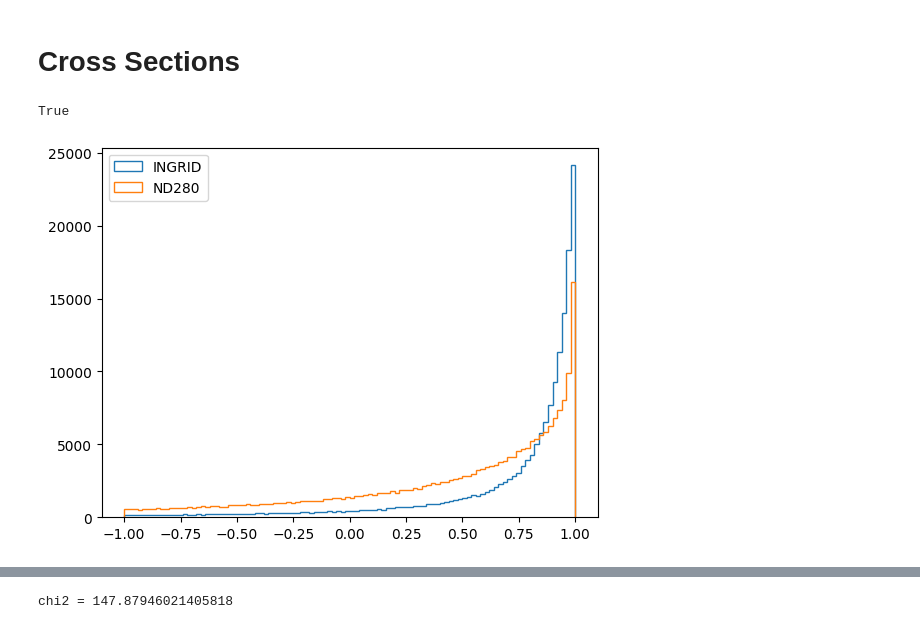
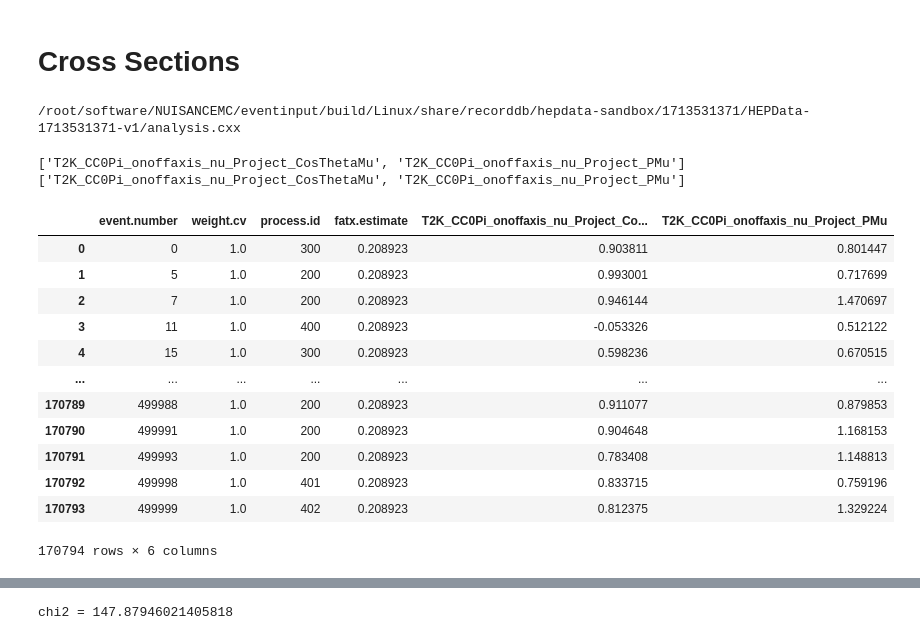
Before and after one commit to NUISANCEMC/nuisance3, a Jupyter notebook: notebooks/t2konoffaxis.ipynb, the cells around one changed output, grey strips where cells are left out. Drawn from its saved outputs; the diff is of its cells as text; code cells hidden in the pictures.

```diff
--- a/notebooks/t2konoffaxis.ipynb
+++ b/notebooks/t2konoffaxis.ipynb
@@ -101,35 +99,32 @@ if not evs_off_axis:
     print("Error: failed to open input file")
 # %% [markdown]
 # Cross Sections
-# %%
-#load the select/project functions
-pps.load_file("/".join([submission_path, "analysis.cxx"]))
-# %% [output]
-True
+# %%
+analysis_path = pn.hepdata.get_local_path_to_resource("analysis.cxx", **resource_context)
+pps.load_file(analysis_path)
+print(analysis_path)
+# %% [output]
+/root/software/NUISANCEMC/eventinput/build/Linux/share/recorddb/hepdata-sandbox/1713531371/HEPData-1713531371-v1/analysis.cxx
 # %%
-on_axis_filter_name = onaxis_xs_quals["select"]
-on_axis_proj_names = []
-for iv in onaxis_doc["independent_variables"]:
-    varname = iv["header"]["name"]
-    on_axis_proj_names.append(onaxis_xs_quals["project:%s" % varname])
+onax_sel = pn.hepdata.get_selection_function(onax_doc)
+onax_proj_names, onax_proj_funcs = pn.hepdata.get_projection_functions(onax_doc)
+print(onax_proj_names)
 
-on_axis_filter_func = pps.select.get(on_axis_filter_name)
-on_axis_proj_funcs = [ pps.project.get(x) for x in on_axis_proj_names]
-
-off_axis_filter_name = offaxis_xs_quals["select"]
-off_axis_proj_names = []
-for iv in offaxis_doc["independent_variables"]:
-    varname = iv["header"]["name"]
-    off_axis_proj_names.append(offaxis_xs_quals["project:%s" % varname])
-
-off_axis_filter_func = pps.select.get(off_axis_filter_name)
-off_axis_proj_funcs = [ pps.project.get(x) for x in off_axis_proj_names]
+offax_sel = pn.hepdata.get_selection_function(offax_doc)
+offax_proj_names, offax_proj_funcs = pn.hepdata.get_projection_functions(offax_doc)
+print(offax_proj_names)
+# %% [output]
+['T2K_CC0Pi_onoffaxis_nu_Project_CosThetaMu', 'T2K_CC0Pi_onoffaxis_nu_Project_PMu']
+['T2K_CC0Pi_onoffaxis_nu_Project_CosThetaMu', 'T2K_CC0Pi_onoffaxis_nu_Project_PMu']
 # %%
-fg_on_axis = pn.EventFrameGen(evs_on_axis).filter(on_axis_filter_func)
-for i,fn in enumerate(on_axis_proj_funcs):
-    fg_on_axis.add_column(on_axis_proj_names[i],fn)
+# build data frames from the input files, events that fail the selection do not
+#  produce rows in the data frame. Columns are populated with the projection
+#  functions that we JIT'd from the analysis.cxx
+fg_onax = pn.EventFrameGen(evs_onax).filter(onax_sel[1])
+for fn,f in zip(onax_proj_names, onax_proj_funcs):
+    fg_onax.add_column(fn, f)
 
-fg_off_axis = pn.EventFrameGen(evs_off_axis).filter(off_axis_filter_func)
-for i,fn in enumerate(off_axis_proj_funcs):
-    fg_off_axis.add_column(off_axis_proj_names[i],fn)
+fg_offax = pn.EventFrameGen(evs_offax).filter(offax_sel[1])
+for fn,f in zip(offax_proj_names, offax_proj_funcs):
+    fg_offax.add_column(fn, f)
 # %%
@@ -138,13 +133,16 @@ ef_off_axis = fg_off_axis.firstArrow(int(1E6))
-# %%
-costhetah_on_axis = pn.HistFrame(pn.Binning.lin_space(-1,1,100))
-costhetah_on_axis.fill_from_Arrow(ef_on_axis, [on_axis_proj_names[1]])
-
-costhetah_off_axis = pn.HistFrame(pn.Binning.lin_space(-1,1,100))
-costhetah_off_axis.fill_from_Arrow(ef_off_axis, [off_axis_proj_names[1]])
-
-costhetah_on_axis.mpl().hist(histtype="step",label="INGRID")
-costhetah_off_axis.mpl().hist(histtype="step",label="ND280")
-plt.legend()
-plt.show()
-# %% [output]
-[figure, removed]
+# %%
+ef_onax.to_pandas()
+# %% [output]
+|  | event.number | weight.cv | process.id | fatx.estimate | T2K_CC0Pi_onoffaxis_nu_Project_Co... | T2K_CC0Pi_onoffaxis_nu_Project_PMu |
+| 0 | 0 | 1.0 | 300 | 0.208923 | 0.903811 | 0.801447 |
+| 1 | 5 | 1.0 | 200 | 0.208923 | 0.993001 | 0.717699 |
+| 2 | 7 | 1.0 | 200 | 0.208923 | 0.946144 | 1.470697 |
+| 3 | 11 | 1.0 | 400 | 0.208923 | -0.053326 | 0.512122 |
+| 4 | 15 | 1.0 | 300 | 0.208923 | 0.598236 | 0.670515 |
+| ... | ... | ... | ... | ... | ... | ... |
+| 170789 | 499988 | 1.0 | 200 | 0.208923 | 0.911077 | 0.879853 |
+| 170790 | 499991 | 1.0 | 200 | 0.208923 | 0.904648 | 1.168153 |
+| 170791 | 499993 | 1.0 | 200 | 0.208923 | 0.783408 | 1.148813 |
+| 170792 | 499998 | 1.0 | 401 | 0.208923 | 0.833715 | 0.759196 |
+| 170793 | 499999 | 1.0 | 402 | 0.208923 | 0.812375 | 1.329224 |
+170794 rows × 6 columns
```
Also changed, not shown: parts of 19 cells of this notebook, 6 other files.
